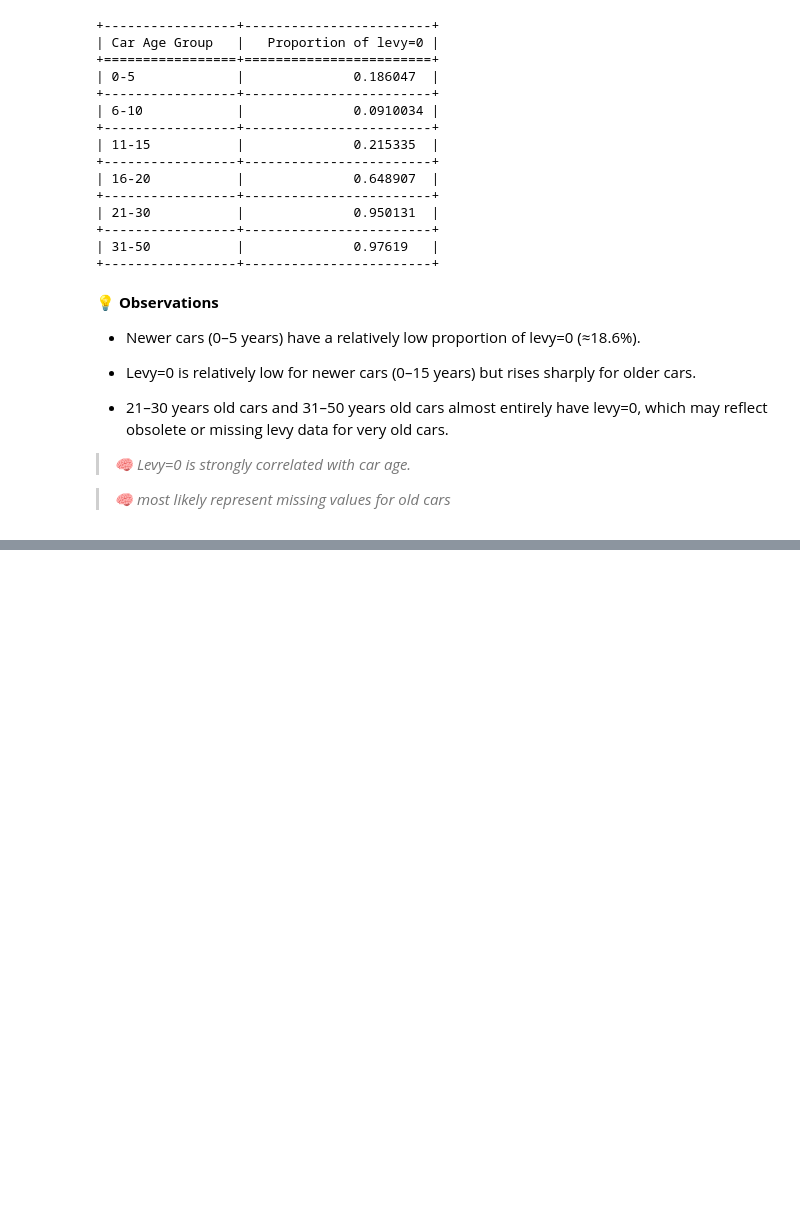
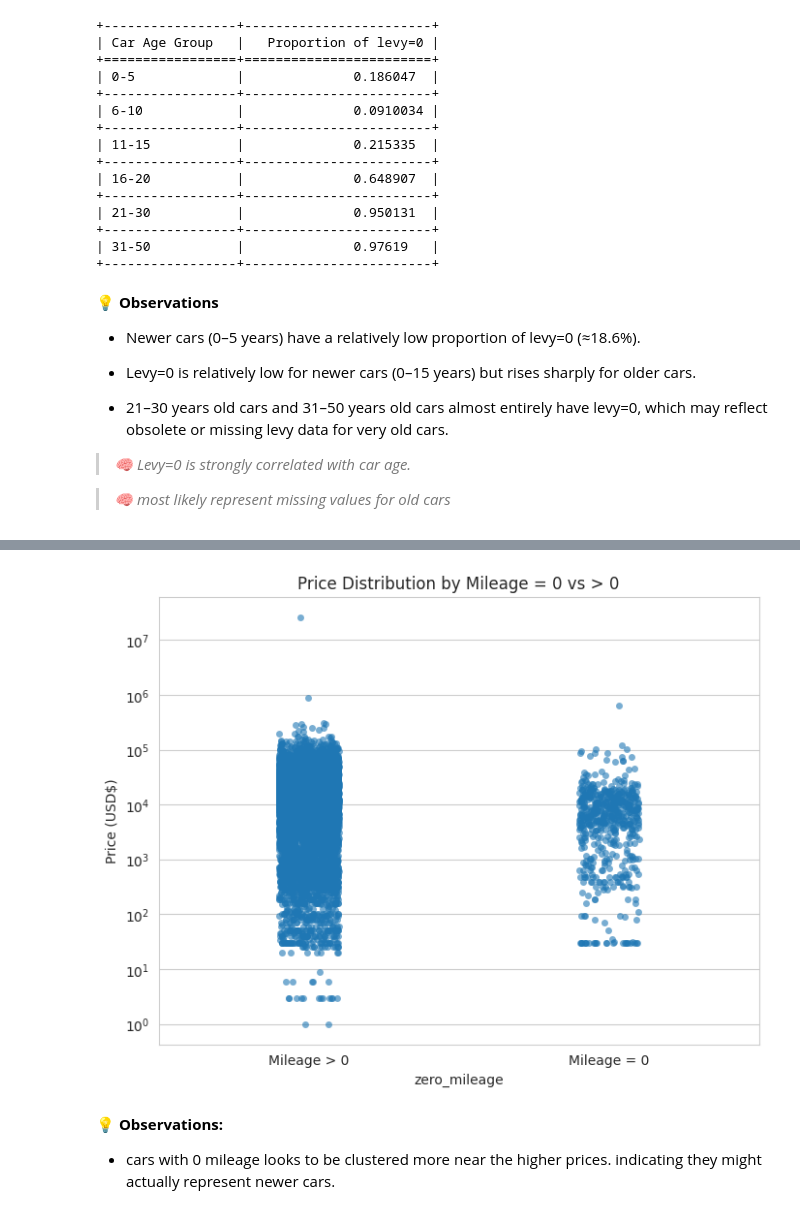
Before and after one commit to Mithula-cbw/Car-Price-Prediction, a Jupyter notebook: notebooks/Group_11_02_Preprocessing_and_Feature_Engineering.ipynb, the cells around one changed output, grey strips where cells are left out. Drawn from its saved outputs; the diff is of its cells as text; code cells hidden in the pictures; blank space fills up the shorter version.

```diff
--- a/notebooks/Group_11_02_Preprocessing_and_Feature_Engineering.ipynb
+++ b/notebooks/Group_11_02_Preprocessing_and_Feature_Engineering.ipynb
@@ -342,0 +462,22 @@ print(tabulate(levy_table, headers='keys', tablefmt='grid', showindex=False))
+# %%
+# Add zero mileage marker within the capped dataset
+df_capped = df[df['mileage'] <= mileage_95].copy()
+df_capped['zero_mileage'] = df_capped['mileage'] == 0
+
+plt.figure(figsize=(8,6))
+sns.stripplot(
+    x=df_capped['zero_mileage'],
+    y=df_capped['price'],
+    jitter=True,  # spreads points horizontally for visibility
+    alpha=0.6
+)
+plt.yscale('log')
+plt.xticks([0,1], ['Mileage > 0', 'Mileage = 0'])
+plt.title("Price Distribution by Mileage = 0 vs > 0")
+plt.ylabel("Price (USD$)")
+plt.show()
+# %% [output]
+[figure, added]
+# %% [markdown]
+💡 **Observations:**
+- cars with 0 mileage looks to be clustered more near the higher prices. indicating they might actually represent newer cars.
```
Also changed, not shown: parts of 10 cells of this notebook.
